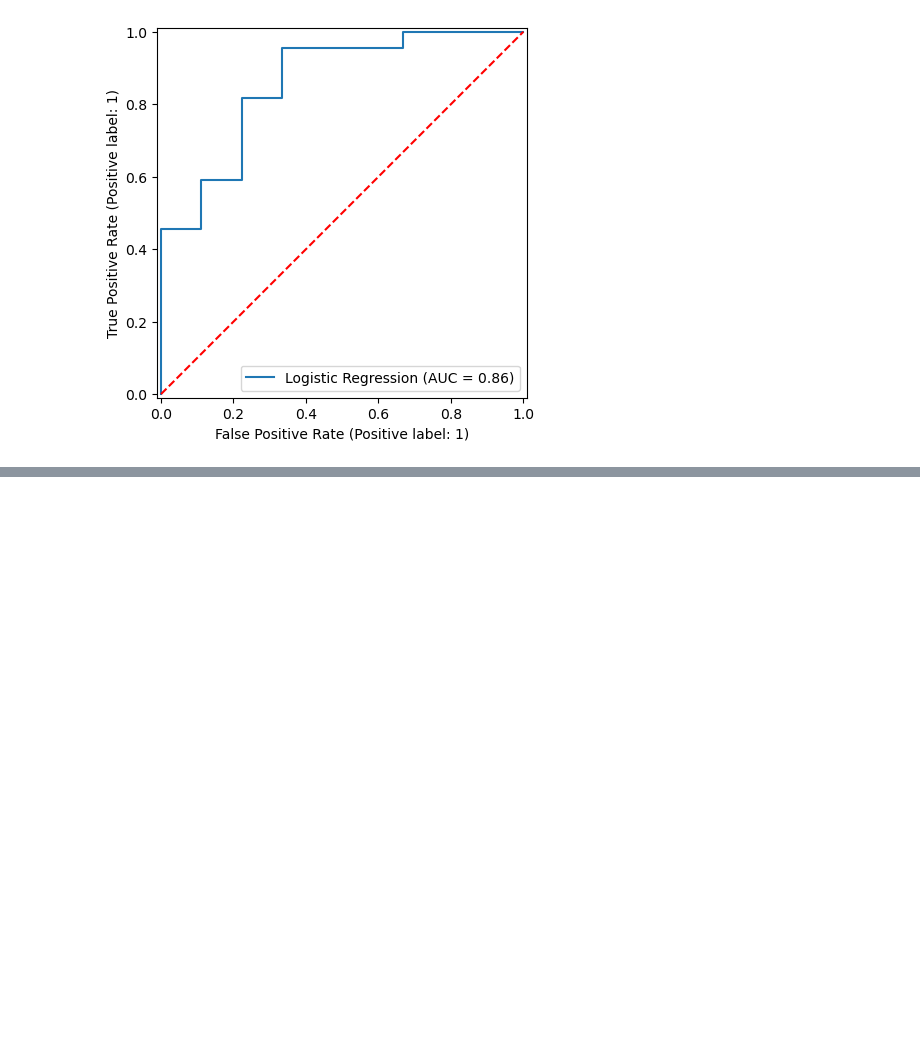
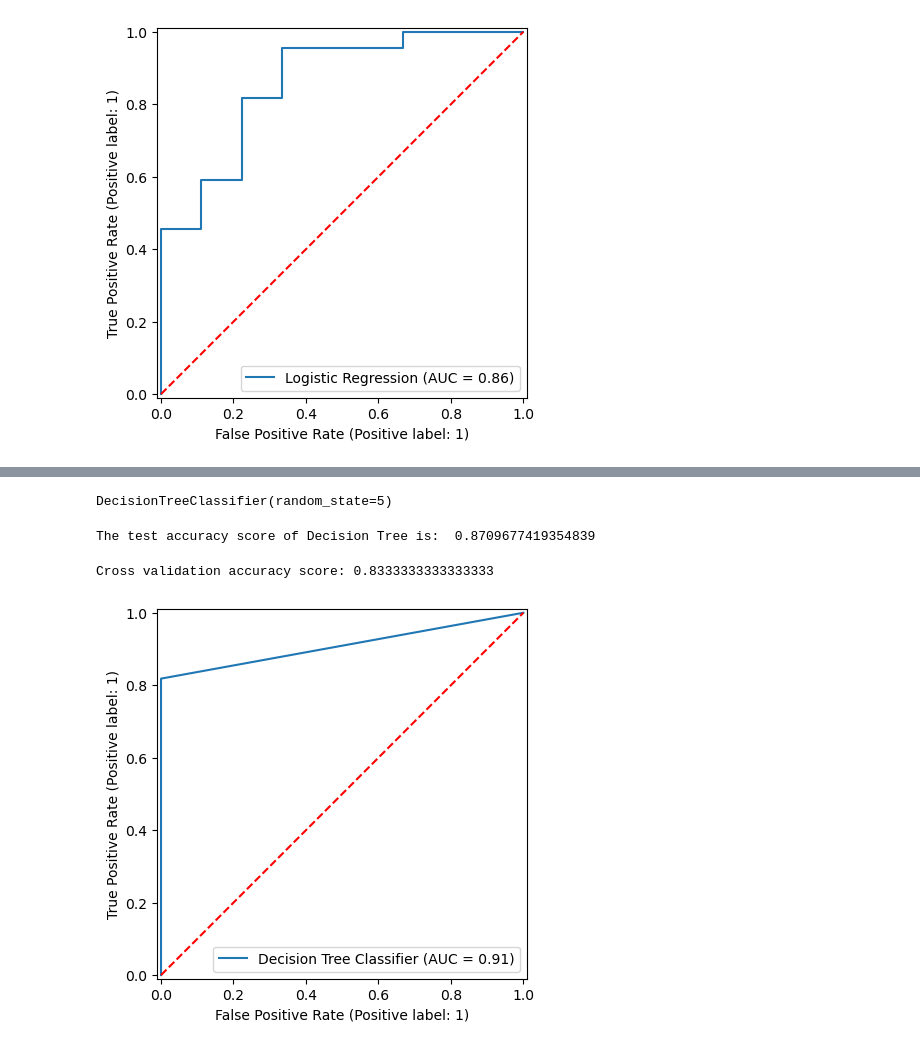
Before and after one commit to quangminh206lnh-collab/Practice_heart_prediction_attack-, a Jupyter notebook: heart_attack_prediction.ipynb, the cells around one changed output, grey strips where cells are left out. Drawn from its saved outputs; the diff is of its cells as text; code cells hidden in the pictures; blank space fills up the shorter version.

Commit message:
V30_Decision Tree classfication model

```diff
--- a/heart_attack_prediction.ipynb
+++ b/heart_attack_prediction.ipynb
@@ -1175,0 +1180,23 @@ plt.show()
+# %%
+dec_tree = DecisionTreeClassifier(random_state=5)
+# %%
+dec_tree.fit(x_train, y_train)
+# %% [output]
+DecisionTreeClassifier(random_state=5)
+# %%
+y_pred = dec_tree.predict(x_test)
+print("The test accuracy score of Decision Tree is: ", accuracy_score(y_test,y_pred))
+# %% [output]
+The test accuracy score of Decision Tree is:  0.8709677419354839
+# %%
+scores = cross_val_score(dec_tree, x_test, y_test, cv = 10)
+print(f"Cross validation accuracy score: {scores.mean()}")
+# %% [output]
+Cross validation accuracy score: 0.8333333333333333
+# %%
+RocCurveDisplay.from_estimator(dec_tree, x_test, y_test, name="Decision Tree Classifier")
+
+plt.plot([0, 1], [0, 1], "r--")
+plt.show()
+# %% [output]
+[figure, added]
```
Also changed, not shown: parts of 3 cells of this notebook.
